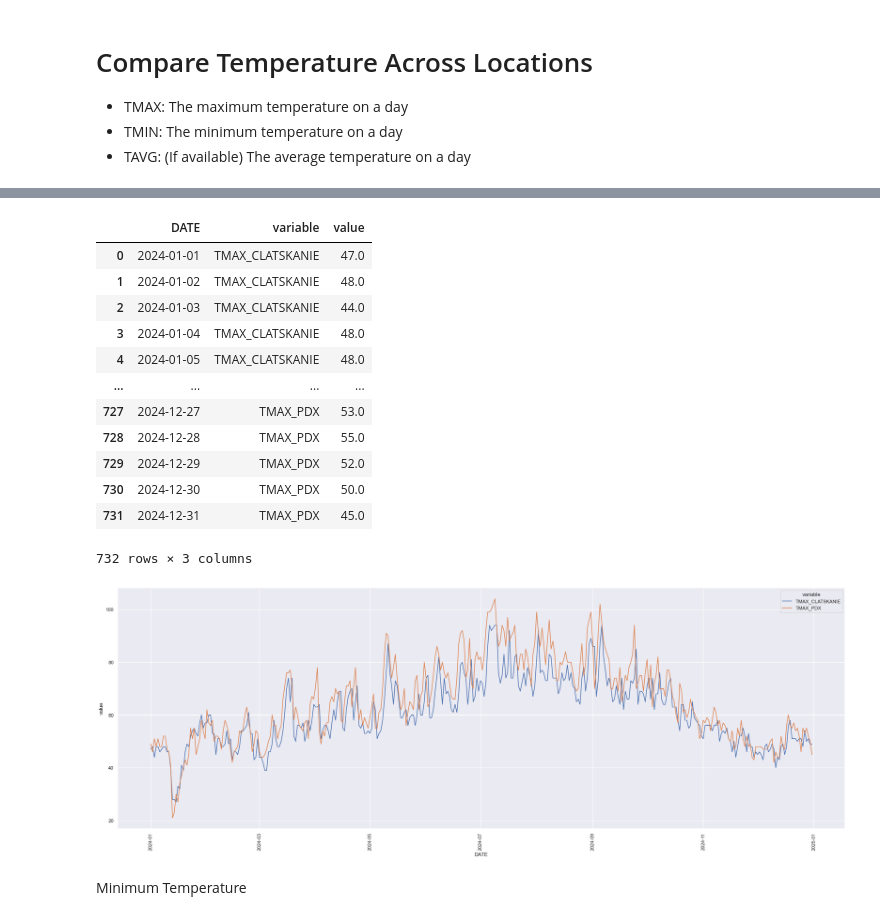
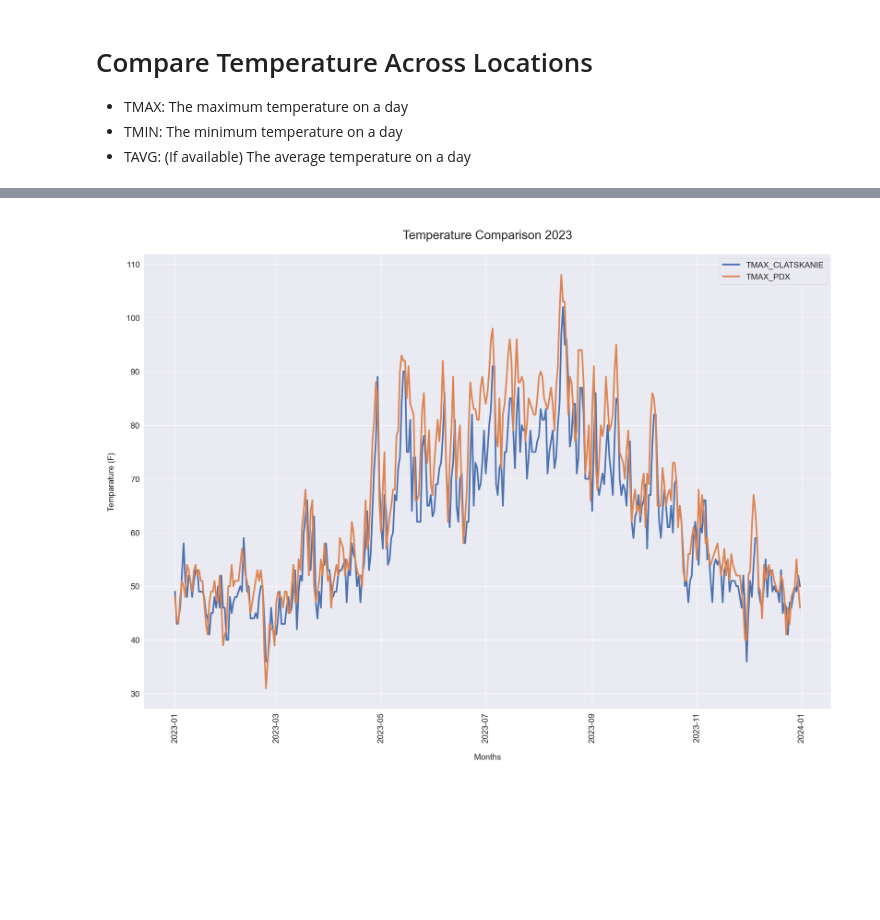
Before and after one commit to wpbSabi/weather_python, a Jupyter notebook: notebooks/compare_temperature.ipynb, the cells around one changed output, grey strips where cells are left out. Cells and saved outputs as stored; diff of their text form; code cells hidden in the pictures; blank space fills up the shorter version.

Commit message:
added plot_temp_compare() function

```diff
--- a/notebooks/compare_temperature.ipynb
+++ b/notebooks/compare_temperature.ipynb
@@ -76,35 +59,7 @@ df
-# %%
-# Stack the TMAX of the locations; make the wide data long
-x = pd.melt(df[df['year']==2024],
-            id_vars='DATE',
-            value_vars=['TMAX_CLATSKANIE', 'TMAX_PDX'])
-x['DATE'] = pd.to_datetime(x['DATE'])
-x
-# %% [output]
-|  | DATE | variable | value |
-| 0 | 2024-01-01 | TMAX_CLATSKANIE | 47.0 |
-| 1 | 2024-01-02 | TMAX_CLATSKANIE | 48.0 |
-| 2 | 2024-01-03 | TMAX_CLATSKANIE | 44.0 |
-| 3 | 2024-01-04 | TMAX_CLATSKANIE | 48.0 |
-| 4 | 2024-01-05 | TMAX_CLATSKANIE | 48.0 |
-| ... | ... | ... | ... |
-| 727 | 2024-12-27 | TMAX_PDX | 53.0 |
-| 728 | 2024-12-28 | TMAX_PDX | 55.0 |
-| 729 | 2024-12-29 | TMAX_PDX | 52.0 |
-| 730 | 2024-12-30 | TMAX_PDX | 50.0 |
-| 731 | 2024-12-31 | TMAX_PDX | 45.0 |
-732 rows × 3 columns
-# %%
-p = sns.set(rc = {'figure.figsize':(30, 10)}) # longer but not taller (x, y)
-p = sns.lineplot(x,
-             x='DATE',
-             y='value',
-             hue='variable')
-
-ticks = plt.xticks(rotation=90)
-plt.gca().xaxis.set_major_formatter(mdates.DateFormatter('%Y-%m'))
-# %% [output]
-[figure, removed]
-# %% [markdown]
-Minimum Temperature
+# %%
+# Plot maximum temperature
+pmax = plot_temp_compare(df, 'TMAX', 2023)
+# p.savefig('tmax_compare.jpg')
+# %% [output]
+[figure, added]
 # %%
```
Also changed, not shown: parts of 5 cells of this notebook, 1 other file.
